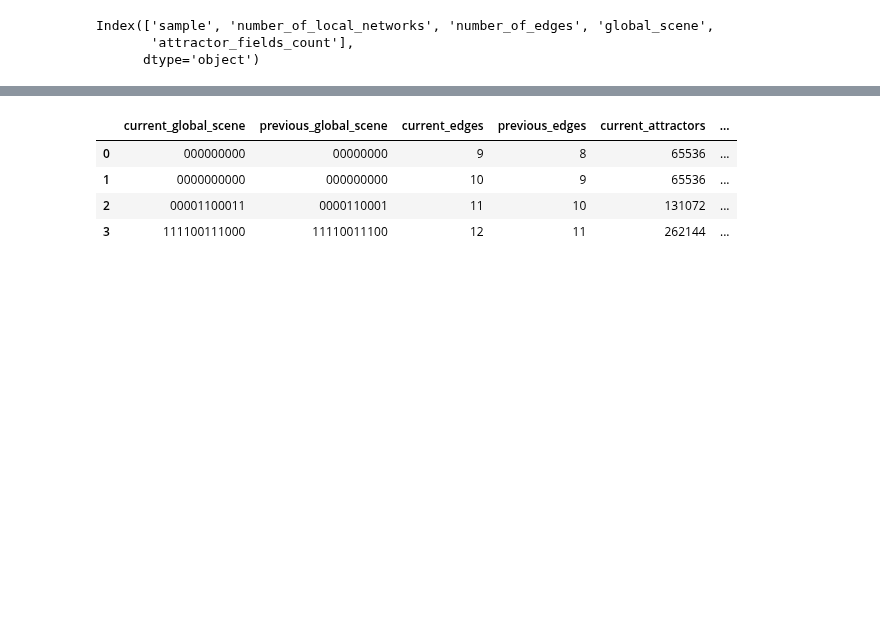
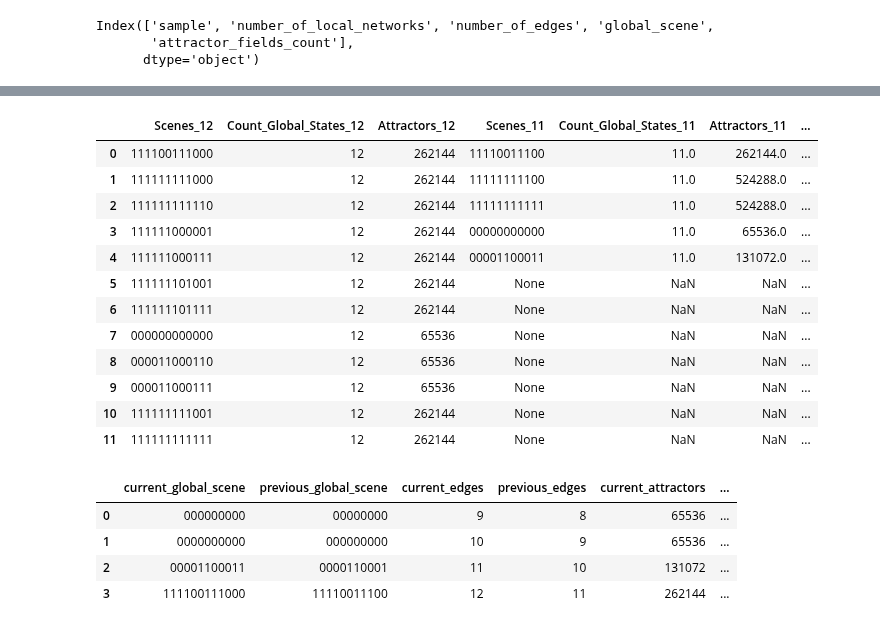
Before and after one commit to crptcusco/cbnetwork, a Jupyter notebook: experiments/7_aleatory_template_coupling_signals/exp7_3_evaluate_equivalence.ipynb, the cells around one changed output, grey strips where cells are left out. Saved outputs shown, nothing was run; the diff lists cells and outputs as text; code cells hidden in the pictures; blank space fills up the shorter version.

```diff
--- a/experiments/7_aleatory_template_coupling_signals/exp7_3_evaluate_equivalence.ipynb
+++ b/experiments/7_aleatory_template_coupling_signals/exp7_3_evaluate_equivalence.ipynb
@@ -232,3 +367,66 @@ Index(['sample', 'number_of_local_networks', 'number_of_edges', 'global_scene',
+# %%
+import pandas as pd
+
+# Función para crear llaves dinámicas y asegurarse de que todas las listas tengan la misma longitud
+def ajustar_longitudes(results):
+    max_length = max(len(v) for v in results.values())
+    for key in results:
+        while len(results[key]) < max_length:
+            results[key].append(None)
+
+# Función para procesar las escenas y campos atractores por cada conjunto de aristas
+def procesar_escenas_por_aristas(num_aristas, df_resume):
+    key_scene = f'Scenes_{num_aristas}'
+    key_count = f'Count_Global_States_{num_aristas}'
+    key_attractor = f'Attractors_{num_aristas}'
+
+    # Inicializar las listas si no existen
+    if key_scene not in results:
+        results[key_scene] = []
+    if key_count not in results:
+        results[key_count] = []
+    if key_attractor not in results:
+        results[key_attractor] = []
+
+    # Filtrar el DataFrame para obtener las escenas y campos atractores del número de aristas actual
+    df_filtered = df_resume[df_resume['number_of_edges'] == num_aristas]
+
+    # Agregar los datos al diccionario
+    for idx, row in df_filtered.iterrows():
+        results[key_scene].append(row['global_scene'])
+        results[key_count].append(len(row['global_scene']))  # Cantidad de estados globales
+        results[key_attractor].append(row['attractor_fields_count'])
+
+# Diccionario de resultados dinámico
+results = {}
+
+# Procesar para diferentes números de aristas
+for num_aristas in range(12, 7, -1):  # Procesar desde 12 hasta 8 aristas
+    procesar_escenas_por_aristas(num_aristas, df_resume)
+
+# Ajustar las longitudes de todas las listas antes de crear el DataFrame
+ajustar_longitudes(results)
+
+# Convertir el diccionario a un DataFrame
+df_results = pd.DataFrame(results)
+
+# Mostrar los resultados
+df_results = df_results.dropna(how='all')  # Opcional, eliminar filas completamente vacías
+df_results
+# %% [output]
+|  | Scenes_12 | Count_Global_States_12 | Attractors_12 | Scenes_11 | Count_Global_States_11 | Attractors_11 | ... |
+| 0 | 111100111000 | 12 | 262144 | 11110011100 | 11.0 | 262144.0 | ... |
+| 1 | 111111111000 | 12 | 262144 | 11111111100 | 11.0 | 524288.0 | ... |
+| 2 | 111111111110 | 12 | 262144 | 11111111111 | 11.0 | 524288.0 | ... |
+| 3 | 111111000001 | 12 | 262144 | 00000000000 | 11.0 | 65536.0 | ... |
+| 4 | 111111000111 | 12 | 262144 | 00001100011 | 11.0 | 131072.0 | ... |
+| 5 | 111111101001 | 12 | 262144 | None | NaN | NaN | ... |
+| 6 | 111111101111 | 12 | 262144 | None | NaN | NaN | ... |
+| 7 | 000000000000 | 12 | 65536 | None | NaN | NaN | ... |
+| 8 | 000011000110 | 12 | 65536 | None | NaN | NaN | ... |
+| 9 | 000011000111 | 12 | 65536 | None | NaN | NaN | ... |
+| 10 | 111111111001 | 12 | 262144 | None | NaN | NaN | ... |
+| 11 | 111111111111 | 12 | 262144 | None | NaN | NaN | ... |
 # %%
 import pandas as pd
 
```
Also changed, not shown: parts of 5 cells of this notebook.
